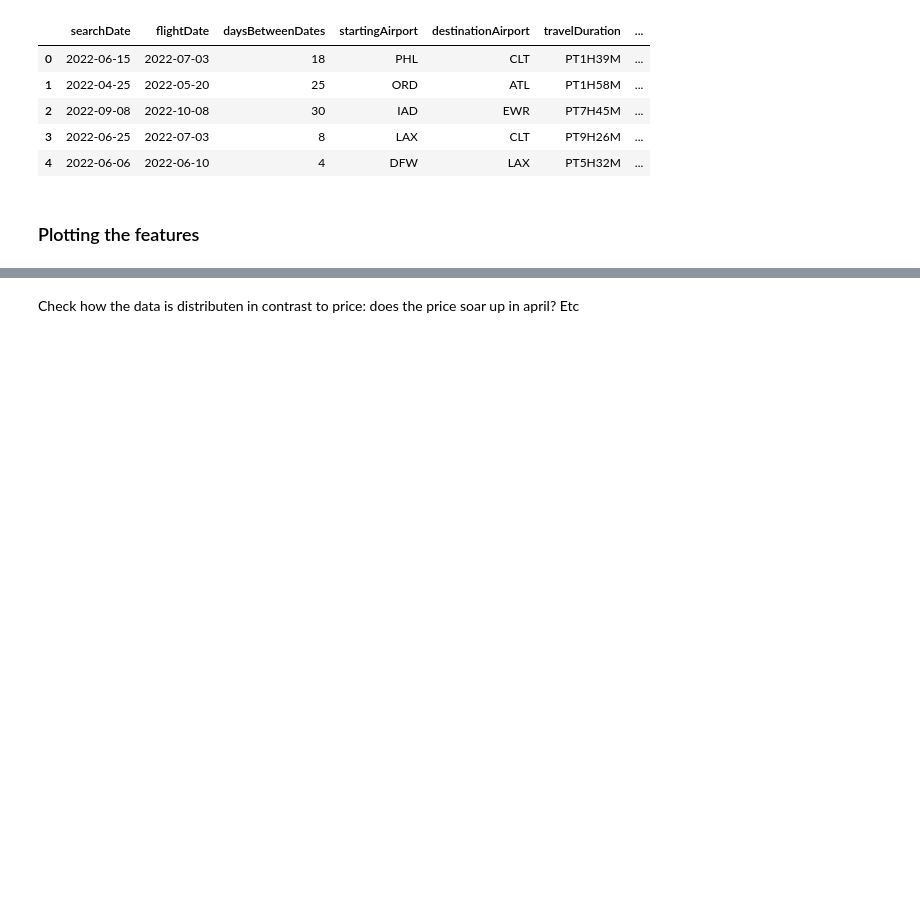
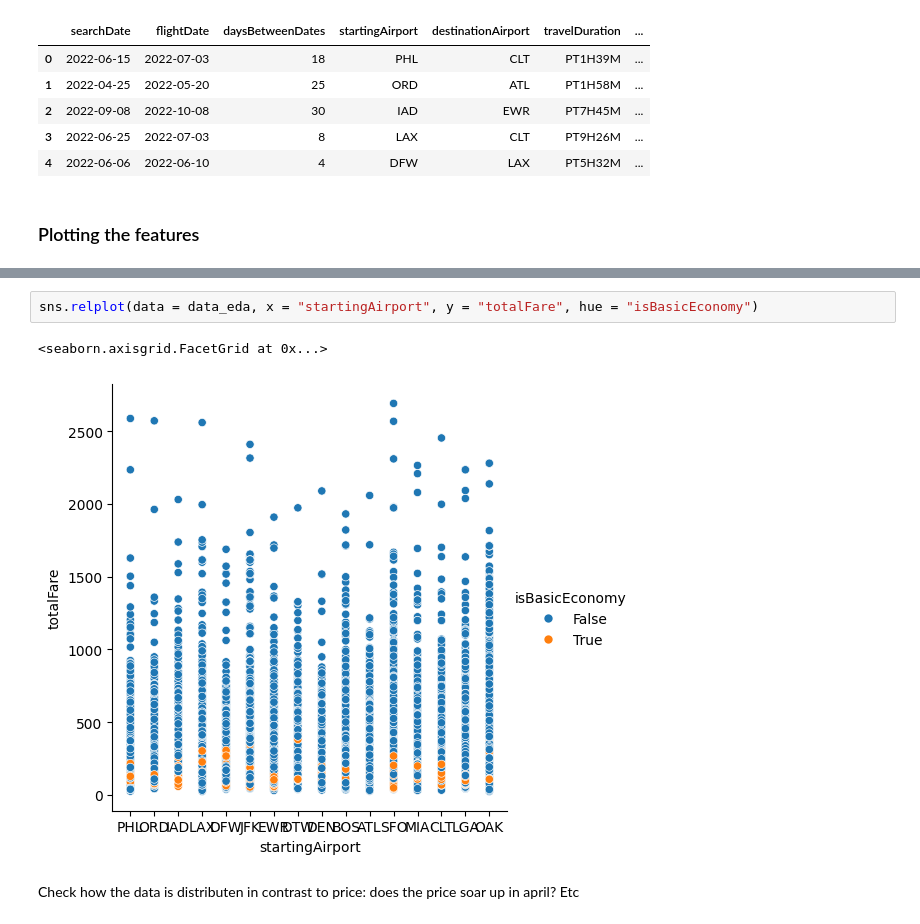
Before and after one commit to maria-pigazzi/flight-predictions-project, a Jupyter notebook: src/explore.ipynb, the cells around one changed output, grey strips where cells are left out. Cells and saved outputs as stored; diff of their text form; blank space fills up the shorter version.

```diff
--- a/src/explore.ipynb
+++ b/src/explore.ipynb
@@ -977,3 +1012,8 @@ See the caveats in the documentation: https://pandas.pydata.org/pandas-docs/stab
+# %%
+sns.relplot(data = data_eda, x = "startingAirport", y = "totalFare", hue = "isBasicEconomy")
+# %% [output]
+<seaborn.axisgrid.FacetGrid at 0x...>
+[figure, added]
 # %% [markdown]
 Check how the data is distributen in contrast to price: does the price soar up in april? Etc
 # %% [markdown]
```
Also changed, not shown: parts of 5 cells of this notebook.
